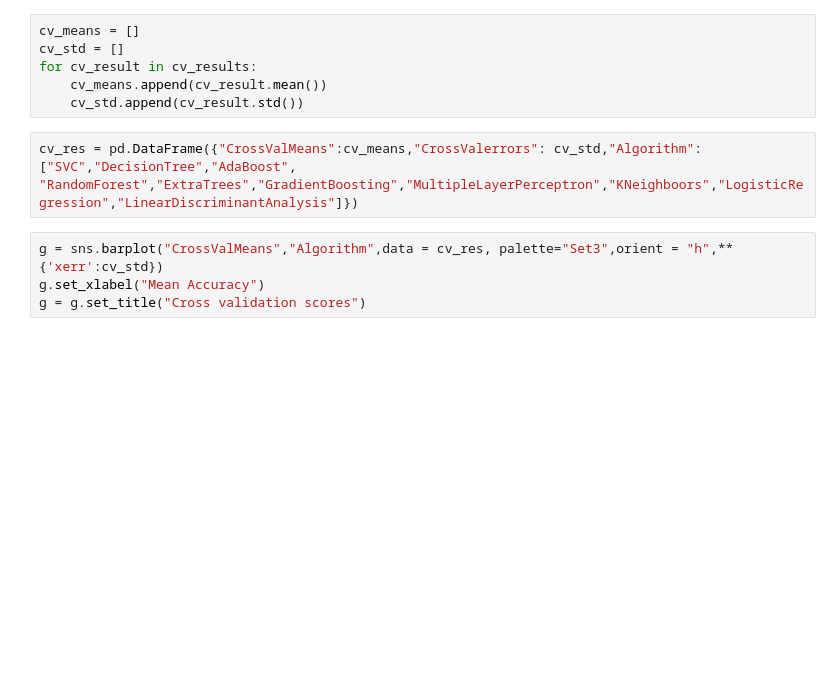
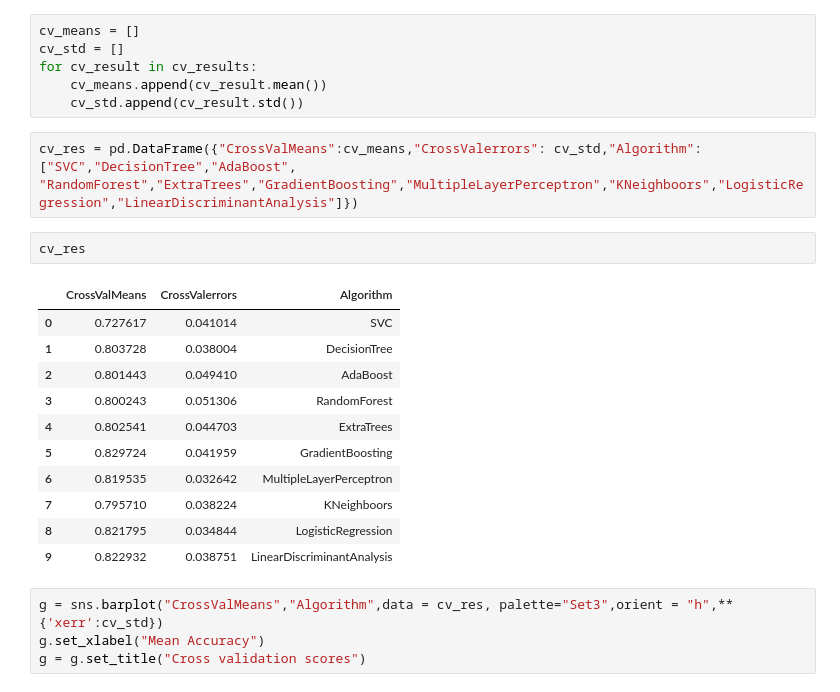
Before and after one commit to jeongwoo22/ESAA_assignments, a Jupyter notebook: OB_과제6.ipynb, the cells around one changed output. Drawn from its saved outputs; the diff is of its cells as text; blank space fills up the shorter version.

```diff
--- a/OB_과제6.ipynb
+++ b/OB_과제6.ipynb
@@ -662,6 +662,20 @@ for cv_result in cv_results:
 # %%
 cv_res = pd.DataFrame({"CrossValMeans":cv_means,"CrossValerrors": cv_std,"Algorithm":["SVC","DecisionTree","AdaBoost",
 "RandomForest","ExtraTrees","GradientBoosting","MultipleLayerPerceptron","KNeighboors","LogisticRegression","LinearDiscriminantAnalysis"]})
+# %%
+cv_res
+# %% [output]
+|  | CrossValMeans | CrossValerrors | Algorithm |
+| 0 | 0.727617 | 0.041014 | SVC |
+| 1 | 0.803728 | 0.038004 | DecisionTree |
+| 2 | 0.801443 | 0.049410 | AdaBoost |
+| 3 | 0.800243 | 0.051306 | RandomForest |
+| 4 | 0.802541 | 0.044703 | ExtraTrees |
+| 5 | 0.829724 | 0.041959 | GradientBoosting |
+| 6 | 0.819535 | 0.032642 | MultipleLayerPerceptron |
+| 7 | 0.795710 | 0.038224 | KNeighboors |
+| 8 | 0.821795 | 0.034844 | LogisticRegression |
+| 9 | 0.822932 | 0.038751 | LinearDiscriminantAnalysis |
 # %%
 g = sns.barplot("CrossValMeans","Algorithm",data = cv_res, palette="Set3",orient = "h",**{'xerr':cv_std})
 g.set_xlabel("Mean Accuracy")
```
Also changed, not shown: parts of 16 cells of this notebook.
